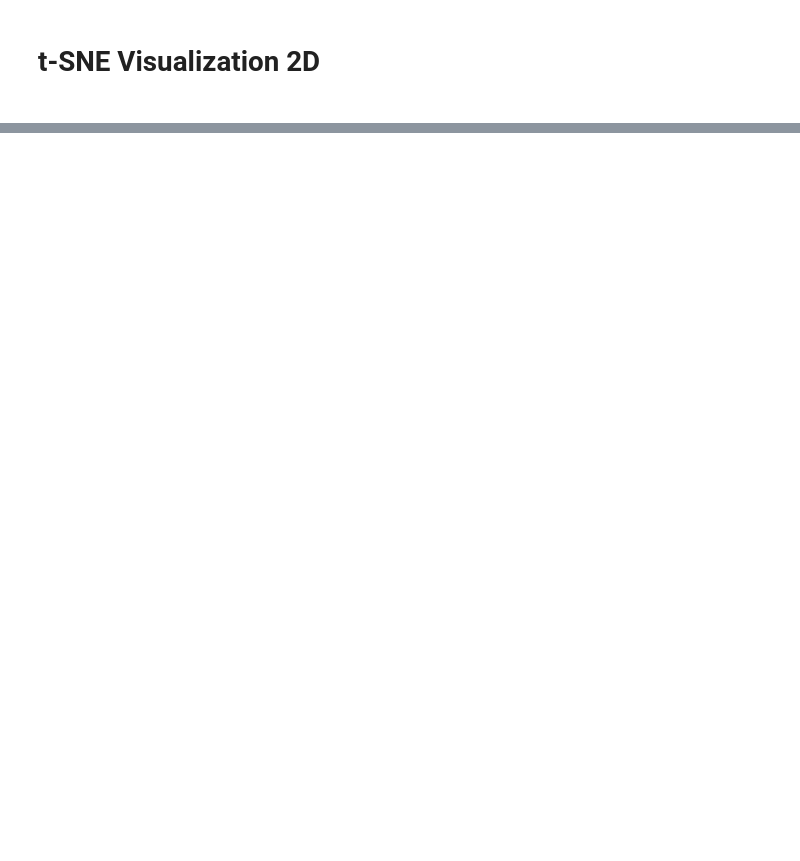
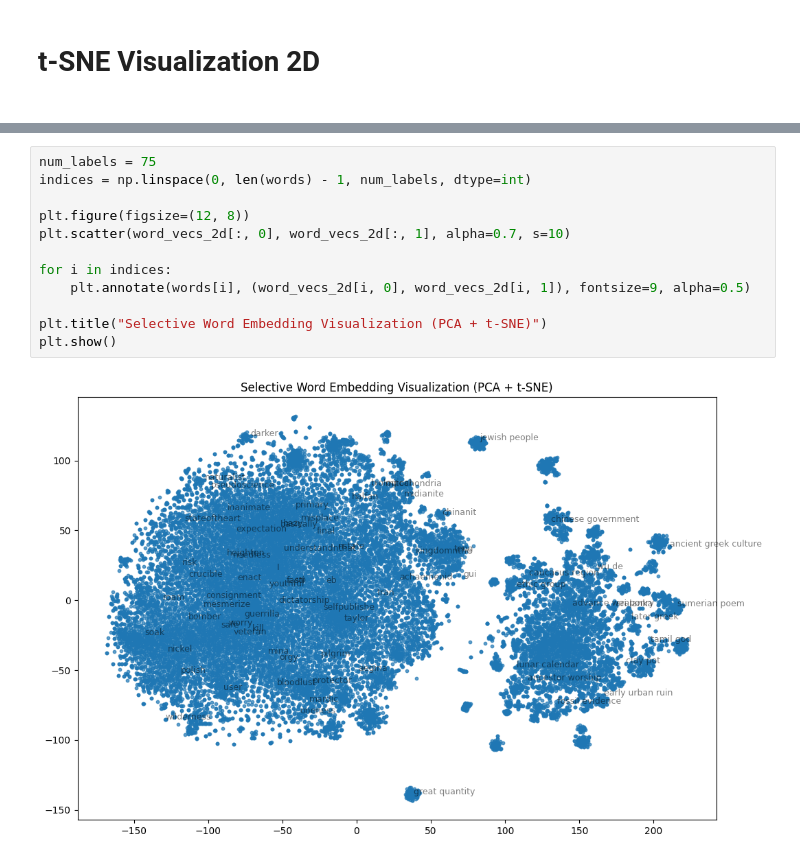
Before and after one commit to waihhung4/computational-anthropology, a Jupyter notebook: fyp_data/data_processing/word_embedding.ipynb, the cells around one changed output, grey strips where cells are left out. Saved outputs shown, nothing was run; the diff lists cells and outputs as text; blank space fills up the shorter version.

```diff
--- a/fyp_data/data_processing/word_embedding.ipynb
+++ b/fyp_data/data_processing/word_embedding.ipynb
@@ -186,0 +83,14 @@ plt.show()
+# %%
+num_labels = 75
+indices = np.linspace(0, len(words) - 1, num_labels, dtype=int)
+
+plt.figure(figsize=(12, 8))
+plt.scatter(word_vecs_2d[:, 0], word_vecs_2d[:, 1], alpha=0.7, s=10)
+
+for i in indices:
+    plt.annotate(words[i], (word_vecs_2d[i, 0], word_vecs_2d[i, 1]), fontsize=9, alpha=0.5)
+
+plt.title("Selective Word Embedding Visualization (PCA + t-SNE)")
+plt.show()
+# %% [output]
+[figure, added]
```
Also changed, not shown: parts of 10 cells of this notebook, 25 other files.
